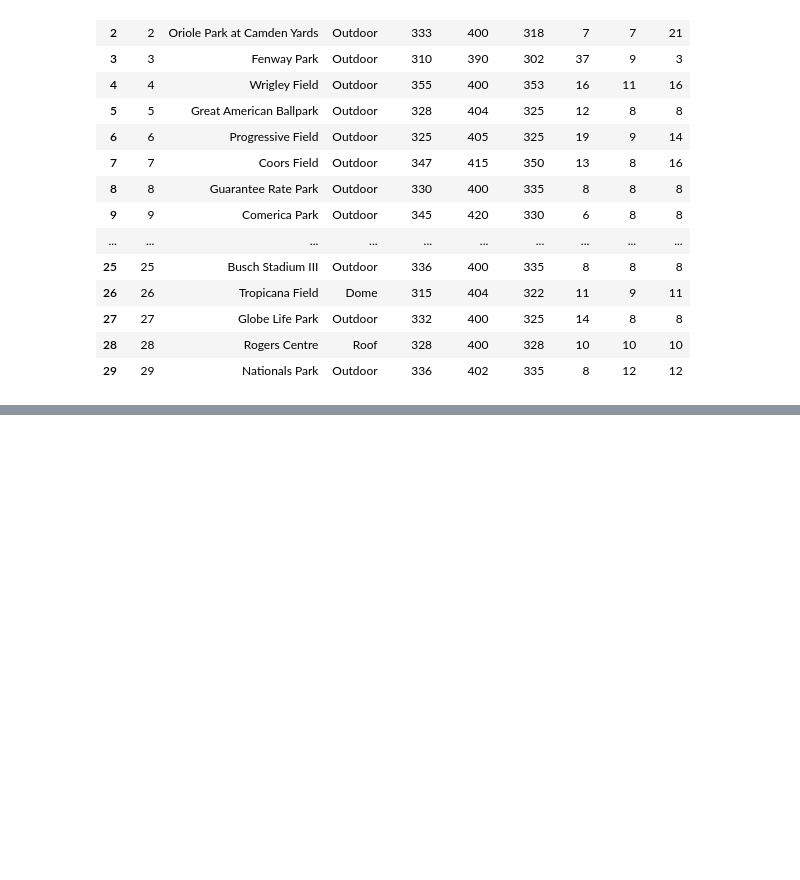
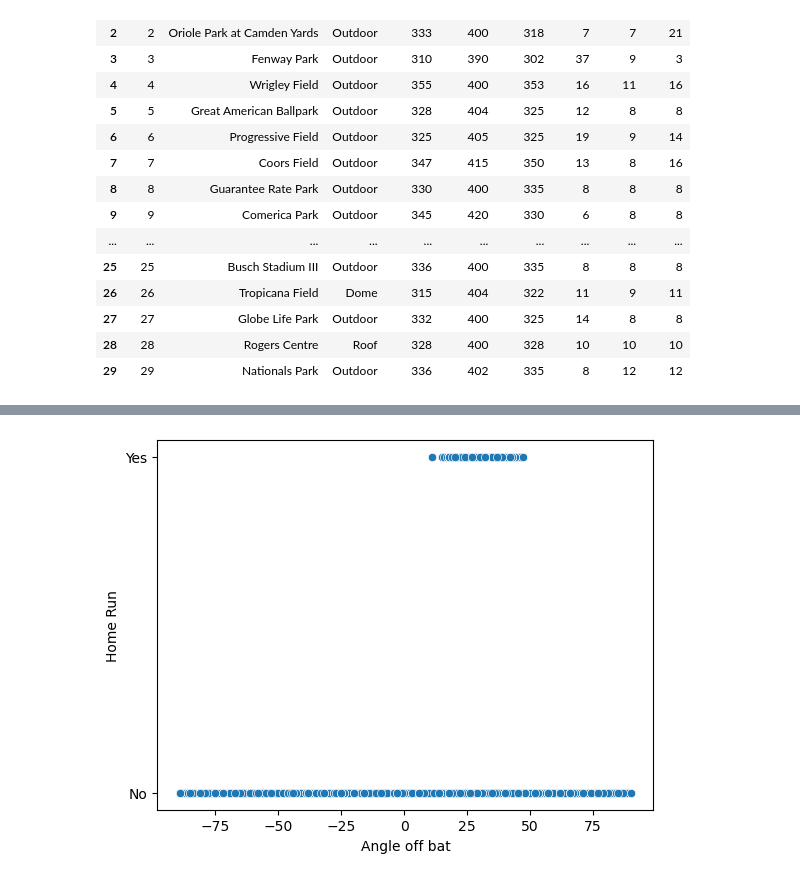
Before and after one commit to fmathews11/Predicting_Home_Runs_Via_ML, a Jupyter notebook: Initial_Data_Exploration.ipynb, the cells around one changed output, grey strips where cells are left out. Saved outputs shown, nothing was run; the diff lists cells and outputs as text; code cells hidden in the pictures; blank space fills up the shorter version.

```diff
--- a/Initial_Data_Exploration.ipynb
+++ b/Initial_Data_Exploration.ipynb
@@ -103,0 +113,11 @@ df_dimension
+# %%
+sns.scatterplot(
+    x = df_train.launch_angle.to_numpy(),
+    y = df_train.is_home_run.to_numpy()
+)
+plt.xlabel("Angle off bat")
+plt.ylabel("Home Run")
+plt.yticks([0,1],labels=['No','Yes'])
+plt.show();
+# %% [output]
+[figure, added]
```
Also changed, not shown: parts of 4 cells of this notebook, 1 other file.
